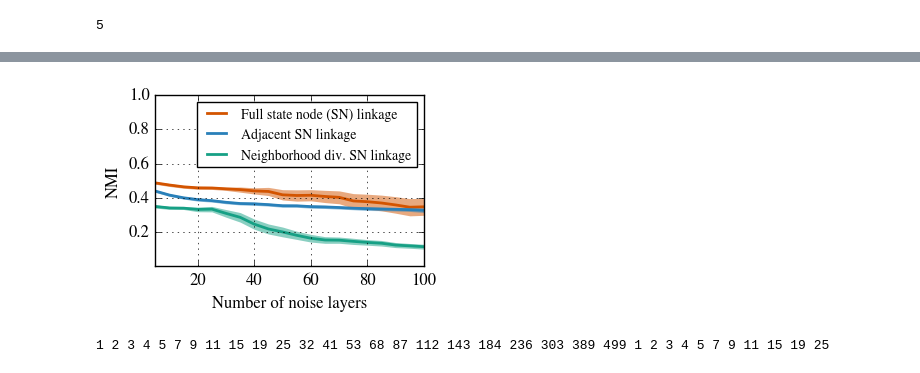
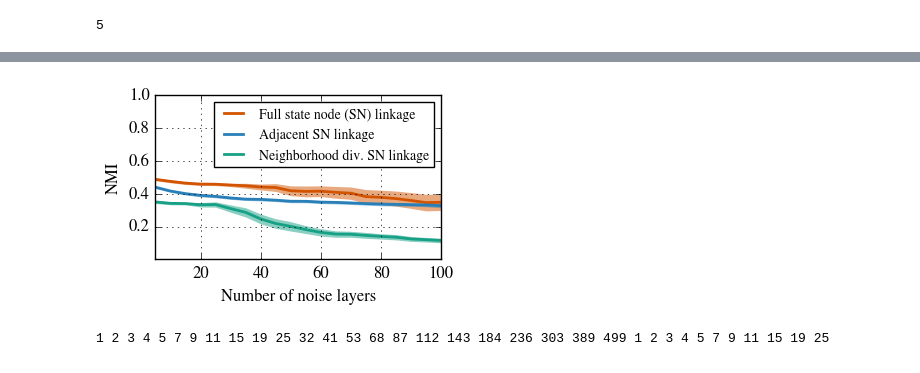
Before and after one commit to ulfaslak/recurrent_communities, a Jupyter notebook: Playspace.ipynb, the cells around one changed output, grey strips where cells are left out. Drawn from its saved outputs; the diff is of its cells as text; code cells hidden in the pictures.

```diff
--- a/Playspace.ipynb
+++ b/Playspace.ipynb
@@ -655,27 +656,27 @@ plt.show()
 # %%
 plt.figure(None, frameon=False)
 
 confidence_intervals(X1, Y1snM1, c="#d35400", label="Full state node (SN) linkage")
 confidence_intervals(X1, Y0snM1, "#2980b9", label="Adjacent SN linkage")
 confidence_intervals(X1, Y2snM1, c="#16a085", label="Neighborhood div. SN linkage")
 #scatter_mean(X1, Y2nn1, "#2c3e50", label="Baseline")
 
 plt.xticks(fontsize=12)
 plt.yticks([0.2, 0.4, 0.6, 0.8, 1.0], fontsize=12)
 
 plt.xlabel("Number of noise layers", fontsize=12)
 plt.ylabel("NMI", fontsize=12)
 
 plt.ylim(0.0, 1.0)
 plt.xlim(5.0, 100)
 plt.grid()
 plt.legend()
-plt.
+plt.tight_layout(pad=0)
 plt.savefig("figures/NMI_vs_N_noise.png")
 plt.savefig("figures/NMI_vs_N_noise.pdf")
 plt.show()
 # %% [output]
-[figure, old version]
+[figure, new version]
 # %%
 N_signal, N_noise = 1, 10
 
```
Also changed, not shown: parts of 1 cell of this notebook, 2 other files.
